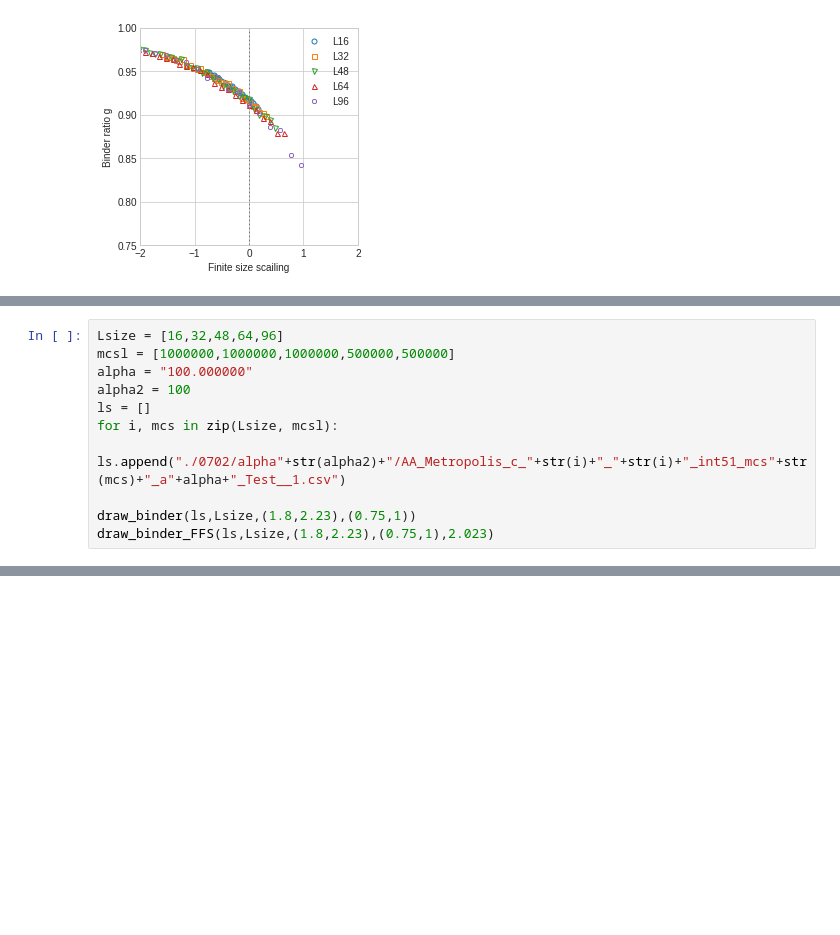
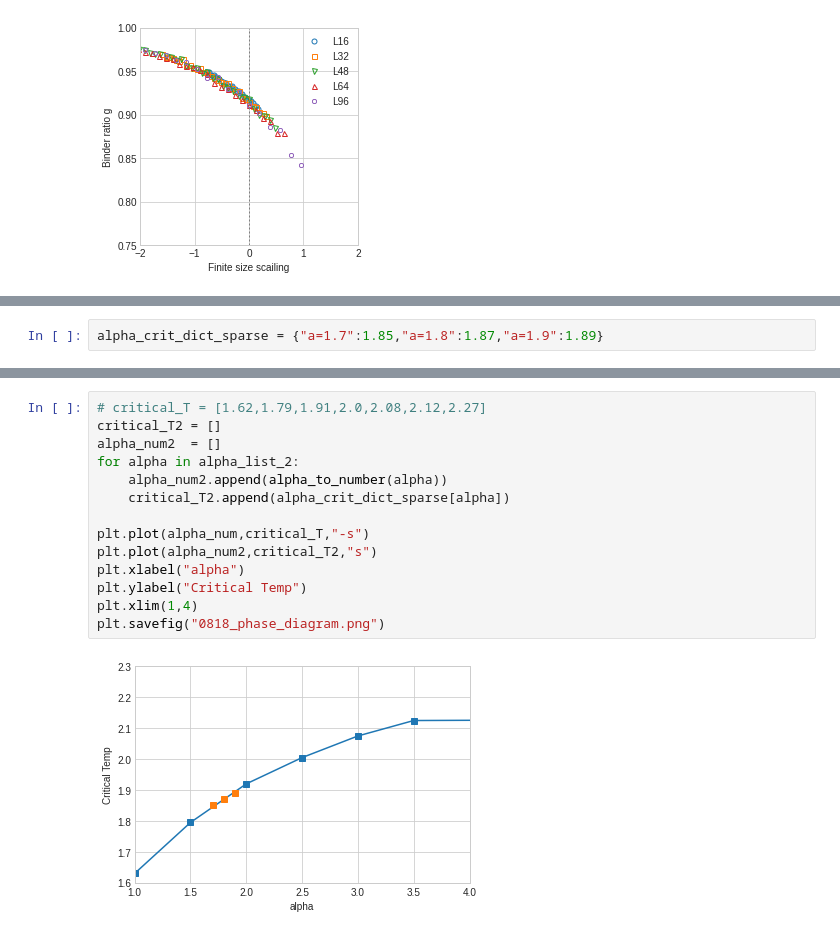
Before and after one commit to seongsukim-ml/2022_CMBP, a Jupyter notebook: MonteCarlo/Project1/Anti_Anisotropy/AA_Metropolis/Result/Data_Plotting_2.ipynb, the cells around one changed output, grey strips where cells are left out. Cells and saved outputs as stored; diff of their text form; blank space fills up the shorter version.

```diff
--- a/MonteCarlo/Project1/Anti_Anisotropy/AA_Metropolis/Result/Data_Plotting_2.ipynb
+++ b/MonteCarlo/Project1/Anti_Anisotropy/AA_Metropolis/Result/Data_Plotting_2.ipynb
@@ -137,11 +134,0 @@ def draw_1binder(path):
-# %%
-Lsize = [16,32,48,64,96]
-mcsl = [1000000,1000000,1000000,500000,500000]
-alpha = "100.000000"
-alpha2 = 100
-ls = []
-for i, mcs in zip(Lsize, mcsl):
-    ls.append("./0702/alpha"+str(alpha2)+"/AA_Metropolis_c_"+str(i)+"_"+str(i)+"_int51_mcs"+str(mcs)+"_a"+alpha+"_Test__1.csv")
-
-draw_binder(ls,Lsize,(1.8,2.23),(0.75,1))
-draw_binder_FFS(ls,Lsize,(1.8,2.23),(0.75,1),2.023)
@@ -165,0 +160,2 @@ ValueError: could not convert string to float: ''
+# %%
+alpha_crit_dict_sparse = {"a=1.7":1.85,"a=1.8":1.87,"a=1.9":1.89}
@@ -165,0 +178,16 @@ ValueError: could not convert string to float: ''
+# %%
+# critical_T = [1.62,1.79,1.91,2.0,2.08,2.12,2.27]
+critical_T2 = []
+alpha_num2  = []
+for alpha in alpha_list_2:
+    alpha_num2.append(alpha_to_number(alpha))
+    critical_T2.append(alpha_crit_dict_sparse[alpha])
+
+plt.plot(alpha_num,critical_T,"-s")
+plt.plot(alpha_num2,critical_T2,"s")
+plt.xlabel("alpha")
+plt.ylabel("Critical Temp")
+plt.xlim(1,4)
+plt.savefig("0818_phase_diagram.png")
+# %% [output]
+[figure, added]
```
Also changed, not shown: parts of 10 cells of this notebook, 31 other files.
